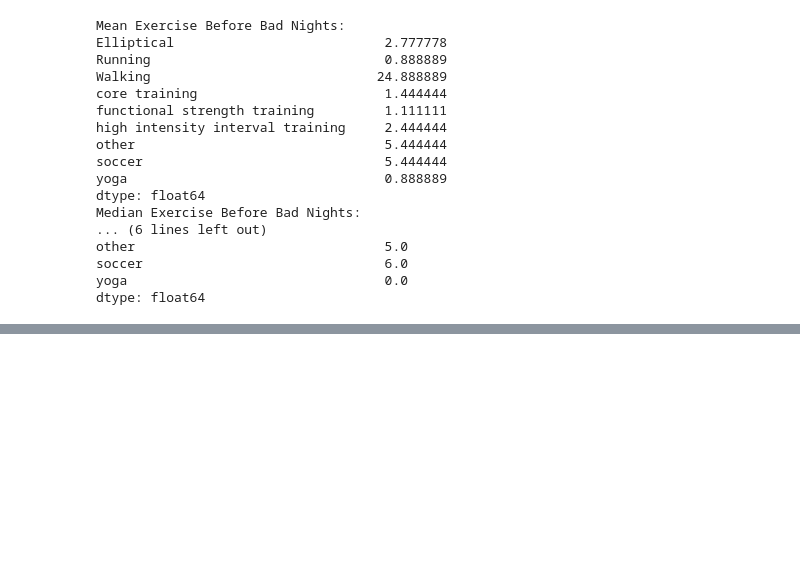
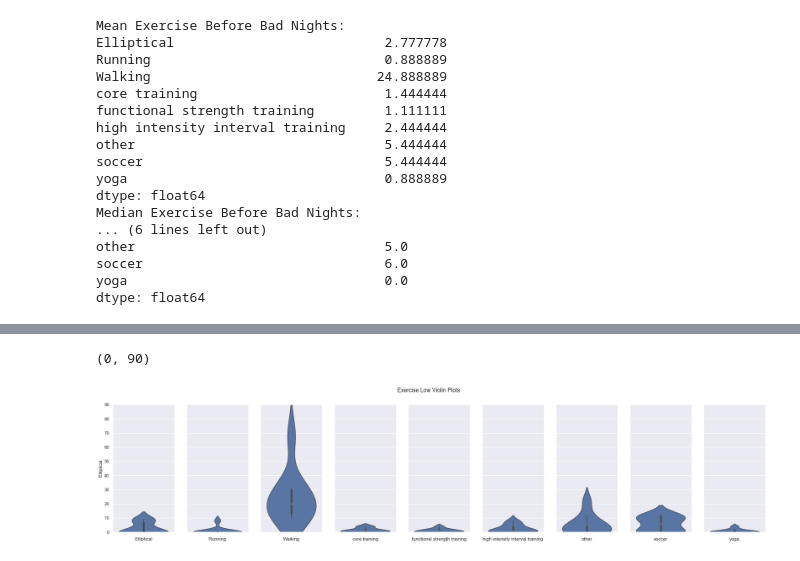
Before and after one commit to nico-palmar/glucose_data_exploration, a Jupyter notebook: march_analysis.ipynb, the cells around one changed output, grey strips where cells are left out. Drawn from its saved outputs; the diff is of its cells as text; code cells hidden in the pictures; blank space fills up the shorter version.

```diff
--- a/march_analysis.ipynb
+++ b/march_analysis.ipynb
@@ -291,3 +292,7 @@ other                                5.0
 soccer                               6.0
 yoga                                 0.0
 dtype: float64
+# %%
+daily_full_low_df = full_before_n_low_df.groupby('day')[exercise_oh_cols].sum().reset_index(drop=True)
+daily_full_low_df['night_bs'] = 'low'
+daily_full_low_df.head()
@@ -293,0 +306,15 @@ dtype: float64
+# %%
+import matplotlib.pyplot as plt
+fig, ax = plt.subplots(1, 9, sharey=True, figsize=(30, 6))
+fig.suptitle('Exercise Low Violin Plots')
+ax[0].set_ylabel('Exercise')
+for i in range(len(exercise_oh_cols)):
+    sns.violinplot(y=exercise_oh_cols[i], data=daily_full_low_df, ax=ax[i], hue=exercise)
+    ax[i].set_xlabel(exercise_oh_cols[i])
+    if i != 0:
+        ax[i].set_ylabel('')
+
+plt.ylim([0, 90])
+# %% [output]
+(0, 90)
+[figure, added]
```
Also changed, not shown: parts of 13 cells of this notebook, 1 other file.
